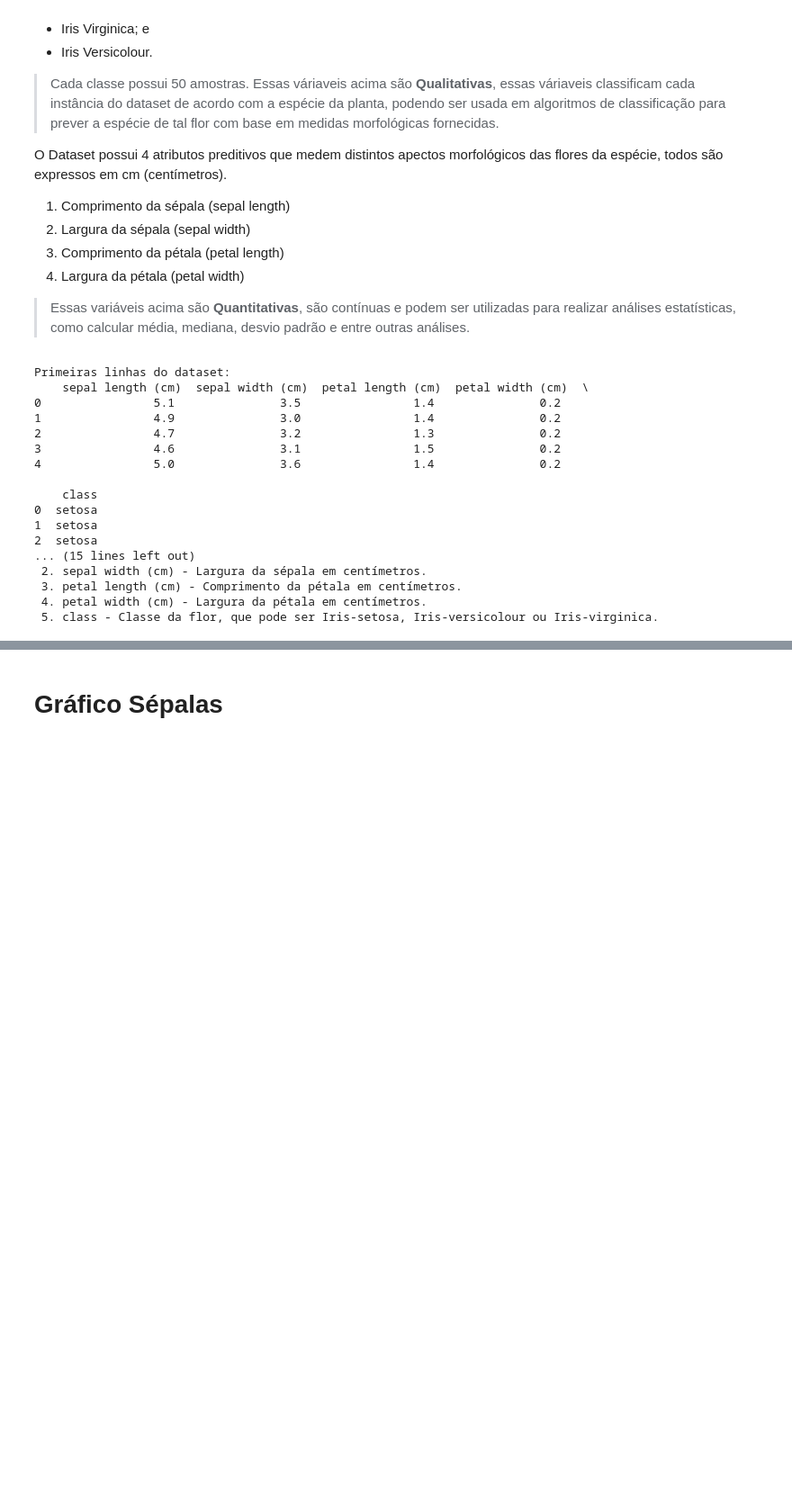
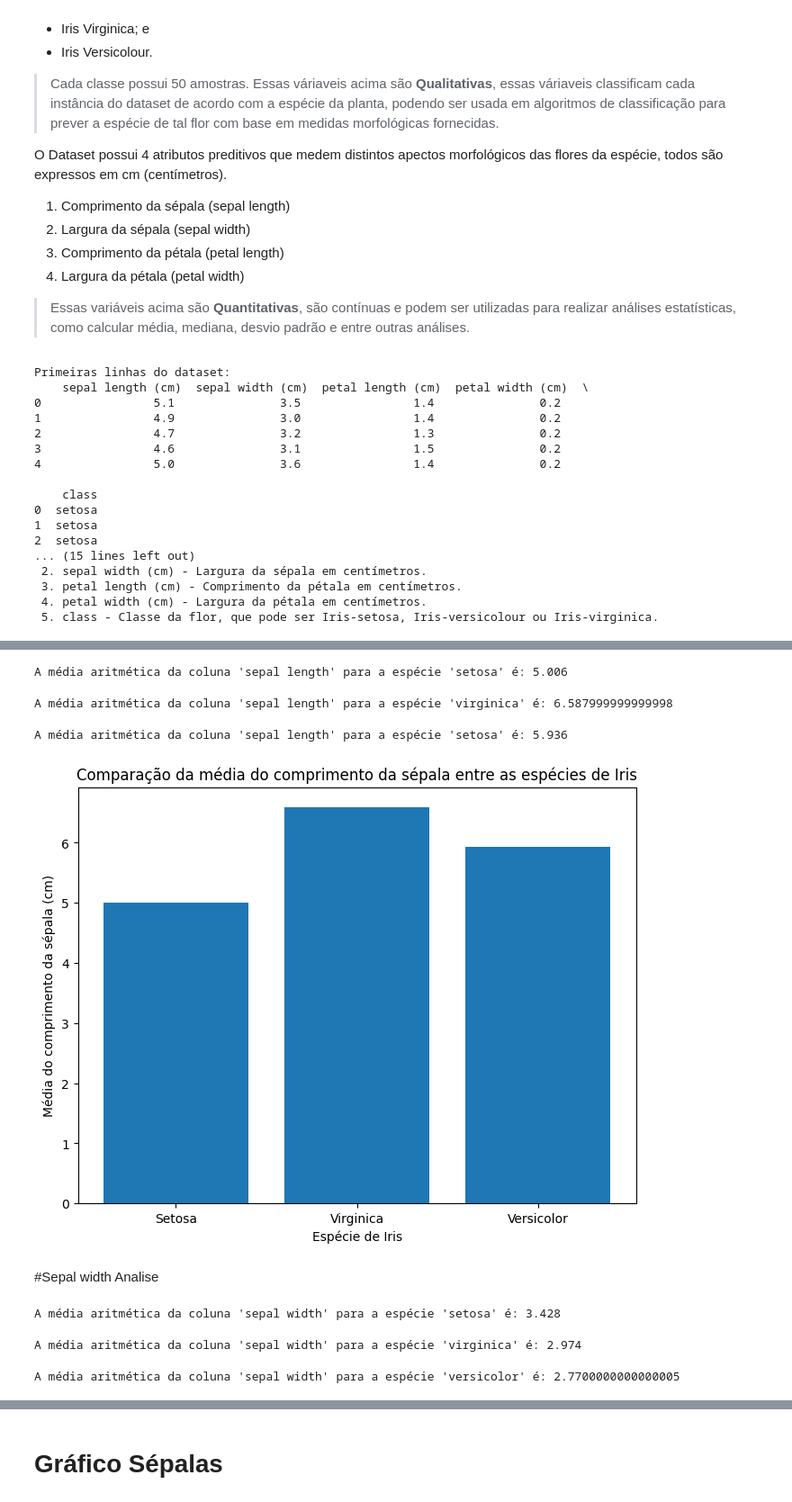
Before and after one commit to omaatheus/iris-data-analysis, a Jupyter notebook: TIADataset.ipynb, the cells around one changed output, grey strips where cells are left out. Shown: that part at 90% size. Cells and saved outputs as stored; diff of their text form; code cells hidden in the pictures; blank space fills up the shorter version.

```diff
--- a/TIADataset.ipynb
+++ b/TIADataset.ipynb
@@ -67,0 +70,9 @@ Primeiras linhas do dataset:
+# %%
+import numpy as np
+import pandas as pd
+import matplotlib.pyplot as plt
+import seaborn as sns
+import scipy.stats as stats
+
+#import dataset
+iris = sns.load_dataset('iris')
@@ -67,0 +93,36 @@ Primeiras linhas do dataset:
+# %%
+# media da coluna "sepal length" da especie "setosa"
+
+setosa_df = iris.loc[iris['species'] == 'setosa']
+media_sepal_length_setosa = setosa_df['sepal_length'].mean()
+print(f"A média aritmética da coluna 'sepal length' para a espécie 'setosa' é: {media_sepal_length_setosa}")
+# %% [output]
+A média aritmética da coluna 'sepal length' para a espécie 'setosa' é: 5.006
+# %%
+# media da coluna "sepal length" da especie "virginica"
+
+virginica_df = iris.loc[iris['species'] == 'virginica']
+media_sepal_length_virginica = virginica_df['sepal_length'].mean()
+print(f"A média aritmética da coluna 'sepal length' para a espécie 'virginica' é: {media_sepal_length_virginica}")
+# %% [output]
+A média aritmética da coluna 'sepal length' para a espécie 'virginica' é: 6.587999999999998
+# %%
+# media da coluna "sepal length" da especie "versicolor"
+
+versicolor_df = iris.loc[iris['species'] == 'versicolor']
+media_sepal_length_versicolor = versicolor_df['sepal_length'].mean()
+print(f"A média aritmética da coluna 'sepal length' para a espécie 'setosa' é: {media_sepal_length_versicolor}")
+# %% [output]
+A média aritmética da coluna 'sepal length' para a espécie 'setosa' é: 5.936
+# %%
+# Cria um gráfico de barras com as médias
+plt.figure(figsize=(8, 6))
+plt.bar(['Setosa', 'Virginica', 'Versicolor'], [media_sepal_length_setosa, media_sepal_length_virginica, media_sepal_length_versicolor])
+plt.xlabel('Espécie de Iris')
+plt.ylabel('Média do comprimento da sépala (cm)')
+plt.title('Comparação da média do comprimento da sépala entre as espécies de Iris')
+plt.show()
+# %% [output]
+[figure, added]
+# %% [markdown]
+#Sepal width Analise
@@ -67,0 +141,24 @@ Primeiras linhas do dataset:
+# %%
+# media da coluna "sepal width" da especie "setosa"
+
+setosa_df = iris.loc[iris['species'] == 'setosa']
+media_sepal_width_setosa = setosa_df['sepal_width'].mean()
+print(f"A média aritmética da coluna 'sepal width' para a espécie 'setosa' é: {media_sepal_width_setosa}")
+# %% [output]
+A média aritmética da coluna 'sepal width' para a espécie 'setosa' é: 3.428
+# %%
+# media da coluna "sepal length" da especie "virginica"
+
+virginica_df = iris.loc[iris['species'] == 'virginica']
+media_sepal_width_virginica = virginica_df['sepal_width'].mean()
+print(f"A média aritmética da coluna 'sepal width' para a espécie 'virginica' é: {media_sepal_width_virginica}")
+# %% [output]
+A média aritmética da coluna 'sepal width' para a espécie 'virginica' é: 2.974
+# %%
+# media da coluna "sepal length" da especie "versicolor"
+
+versicolor_df = iris.loc[iris['species'] == 'versicolor']
+media_sepal_width_versicolor = versicolor_df['sepal_width'].mean()
+print(f"A média aritmética da coluna 'sepal width' para a espécie 'versicolor' é: {media_sepal_width_versicolor}")
+# %% [output]
+A média aritmética da coluna 'sepal width' para a espécie 'versicolor' é: 2.7700000000000005
```
Also changed, not shown: parts of 25 cells of this notebook.
